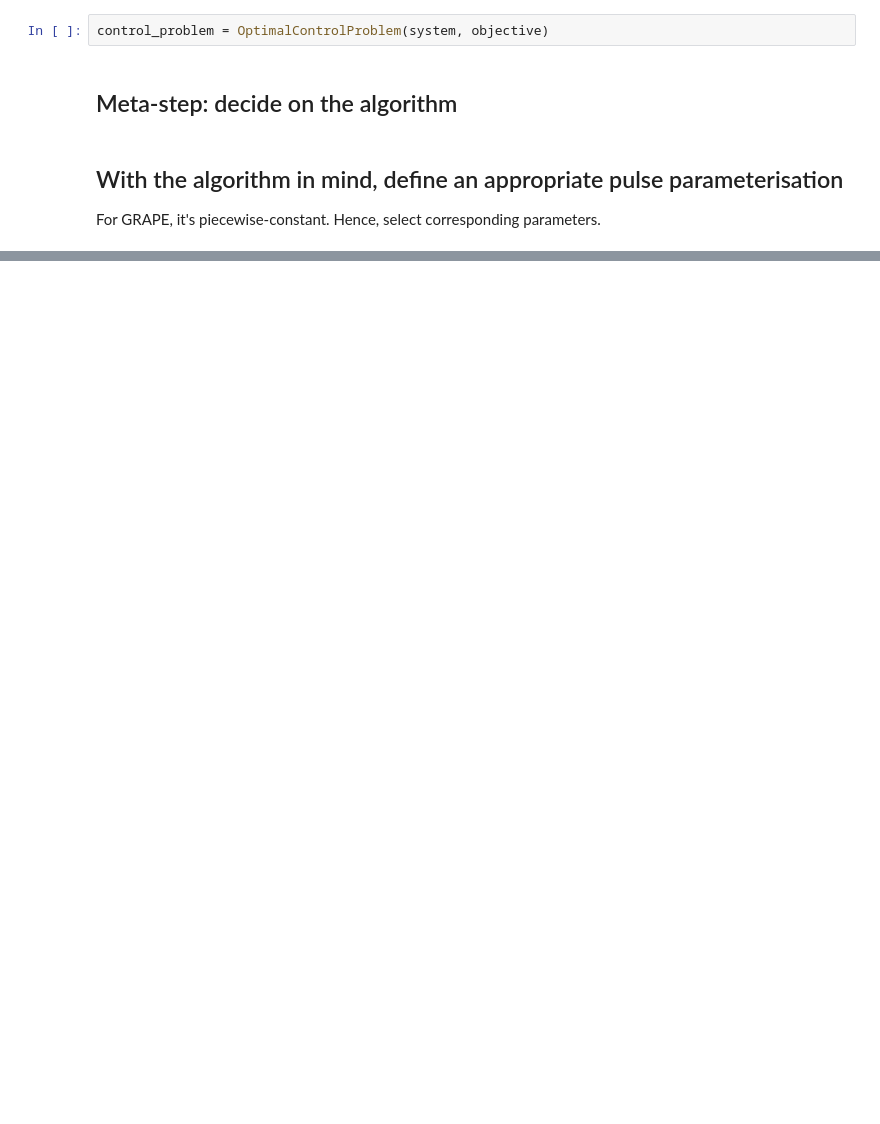
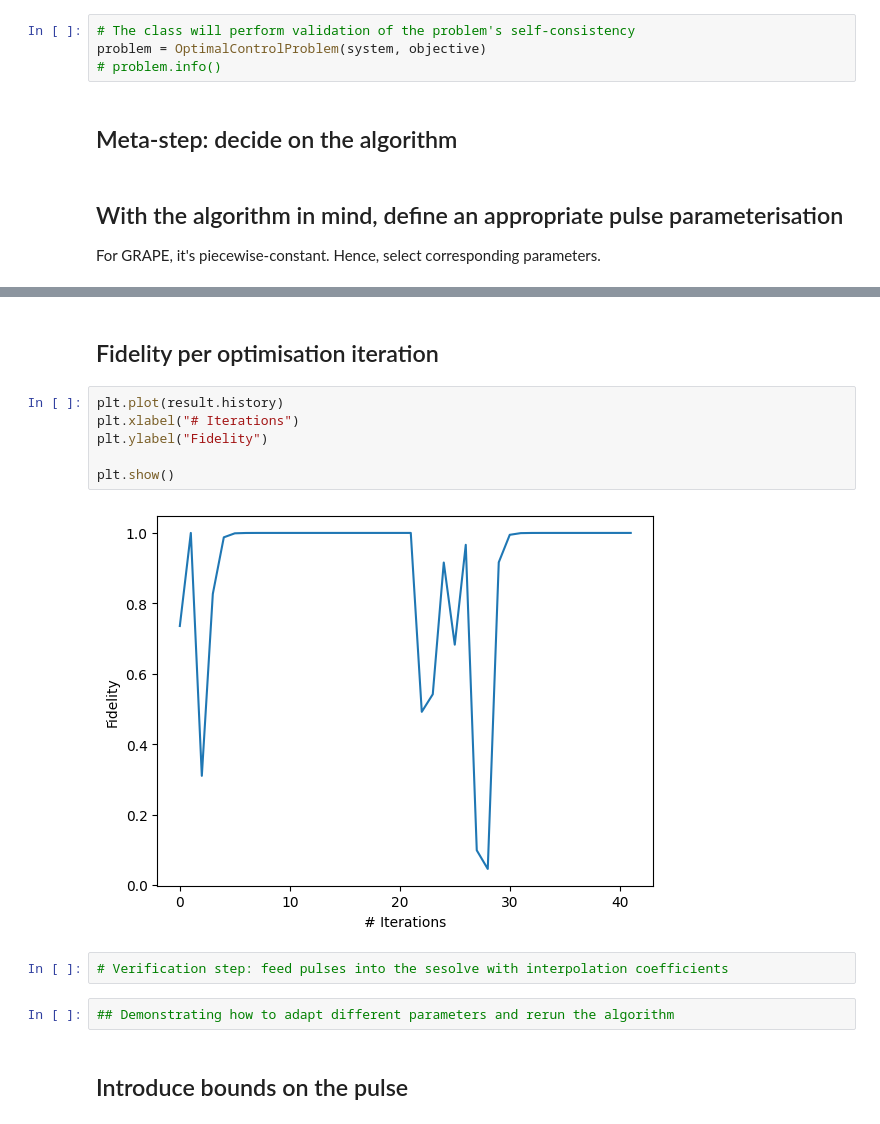
Before and after one commit to veronikakurth/qutip-qoc, a Jupyter notebook: notebooks/User_flow_basic.ipynb, the cells around one changed output, grey strips where cells are left out. Saved outputs shown, nothing was run; the diff lists cells and outputs as text; blank space fills up the shorter version.

```diff
--- a/notebooks/User_flow_basic.ipynb
+++ b/notebooks/User_flow_basic.ipynb
@@ -47,7 +49,9 @@ b # green - initial, red (?)  - target
 # %% [markdown]
 ## System and objective define an optimal control problem definition
 # %%
-control_problem = OptimalControlProblem(system, objective)
+# The class will perform validation of the problem's self-consistency
+problem = OptimalControlProblem(system, objective)
+# problem.info()
 # %% [markdown]
 ## Meta-step: decide on the algorithm
 # %% [markdown]
@@ -68,0 +167,16 @@ parameterisation = PiecewiseConstant(K, times=times)
+# %% [markdown]
+## Fidelity per optimisation iteration
+# %%
+plt.plot(result.history)
+plt.xlabel("# Iterations")
+plt.ylabel("Fidelity")
+
+plt.show()
+# %% [output]
+[figure, added]
+# %%
+# Verification step: feed pulses into the sesolve with interpolation coefficients
+# %%
+## Demonstrating how to adapt different parameters and rerun the algorithm
+# %% [markdown]
+## Introduce bounds on the pulse
```
Also changed, not shown: parts of 18 cells of this notebook.
